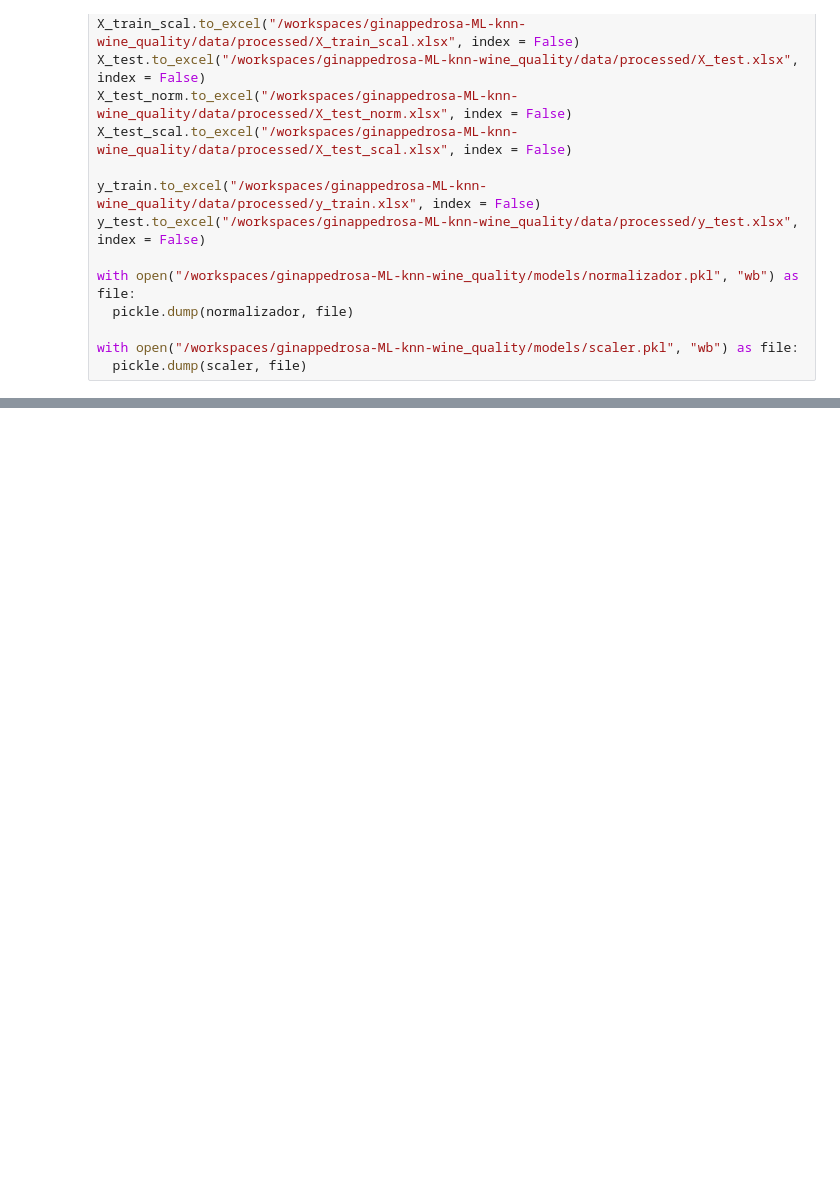
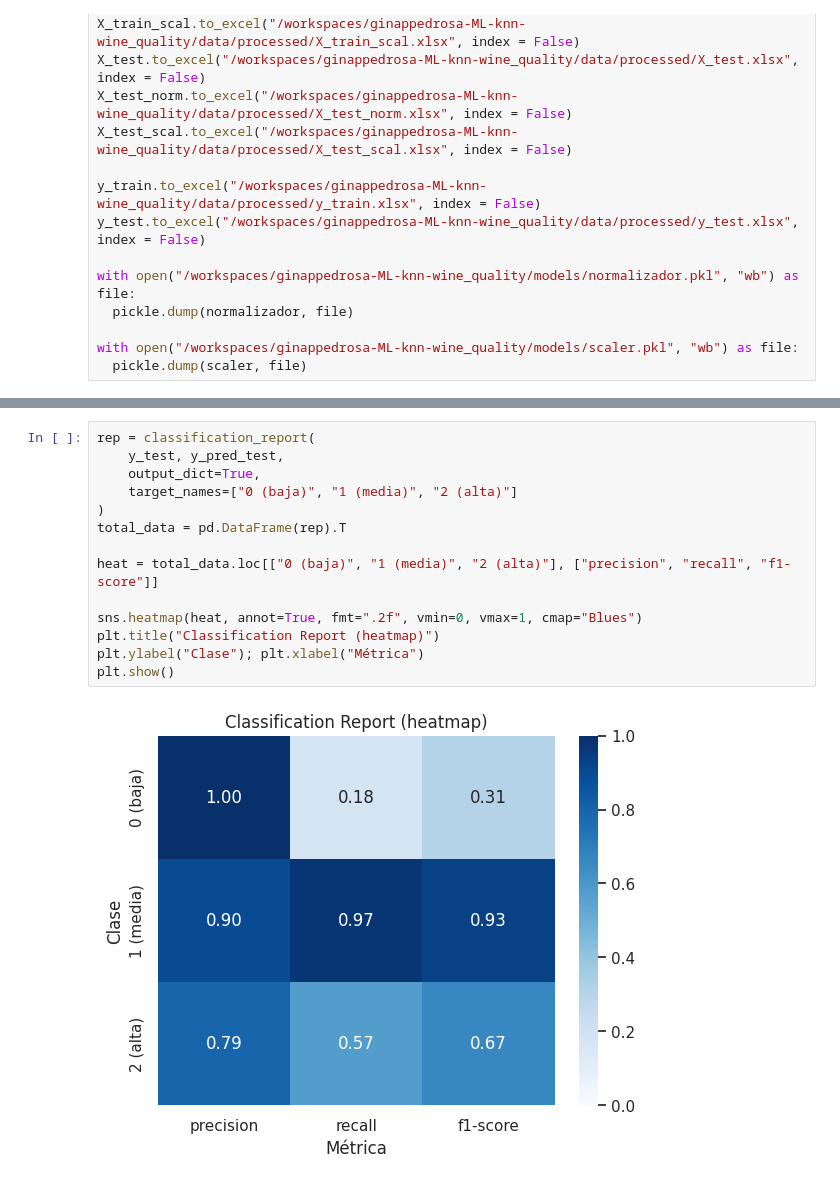
Before and after one commit to 4GeeksAcademy/ginappedrosa-ML-knn-wine_quality, a Jupyter notebook: src/explore.ipynb, the cells around one changed output, grey strips where cells are left out. Saved outputs shown, nothing was run; the diff lists cells and outputs as text; blank space fills up the shorter version.

```diff
--- a/src/explore.ipynb
+++ b/src/explore.ipynb
@@ -244,0 +312,16 @@ from sklearn.metrics import confusion_matrix, classification_report
+# %%
+rep = classification_report(
+    y_test, y_pred_test,
+    output_dict=True,
+    target_names=["0 (baja)", "1 (media)", "2 (alta)"]
+)
+total_data = pd.DataFrame(rep).T
+
+heat = total_data.loc[["0 (baja)", "1 (media)", "2 (alta)"], ["precision", "recall", "f1-score"]]
+
+sns.heatmap(heat, annot=True, fmt=".2f", vmin=0, vmax=1, cmap="Blues")
+plt.title("Classification Report (heatmap)")
+plt.ylabel("Clase"); plt.xlabel("Métrica")
+plt.show()
+# %% [output]
+[figure, added]
```
Also changed, not shown: parts of 5 cells of this notebook, 8 other files.
